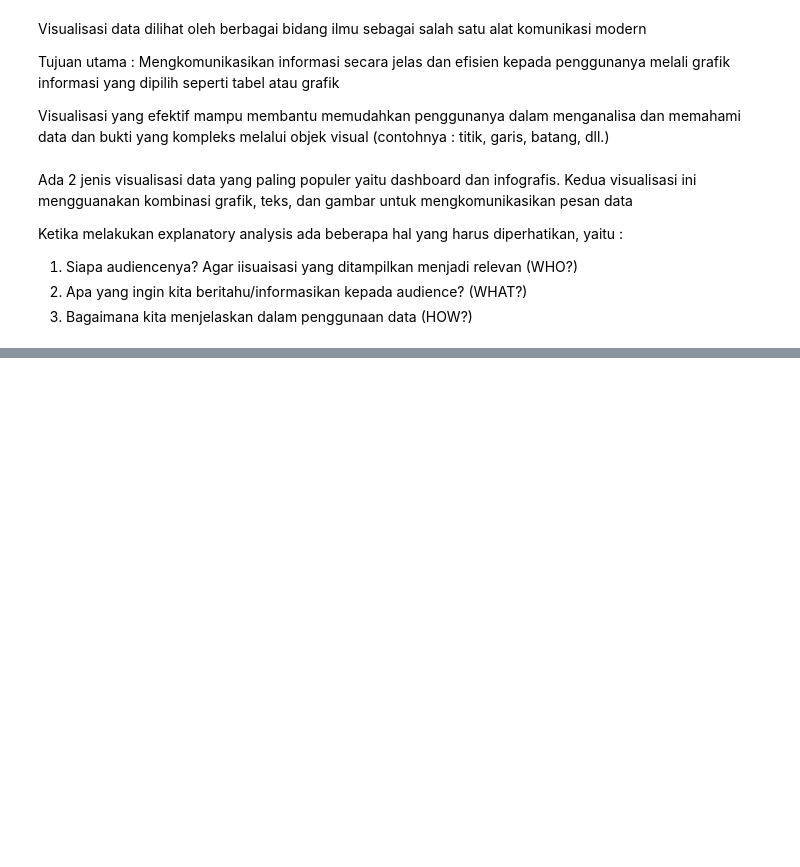
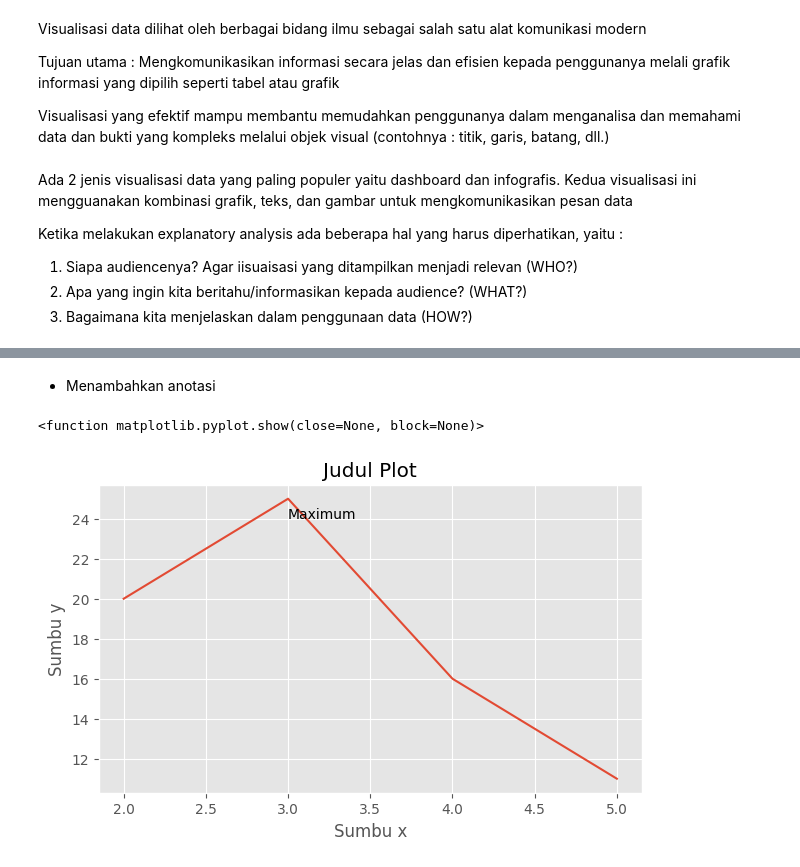
Before and after one commit to kireikharisma/H8_3, a Jupyter notebook: sesi7.ipynb, the cells around one changed output, grey strips where cells are left out. Drawn from its saved outputs; the diff is of its cells as text; code cells hidden in the pictures; blank space fills up the shorter version.

```diff
--- a/sesi7.ipynb
+++ b/sesi7.ipynb
@@ -632,0 +691,14 @@ Ketika melakukan explanatory analysis ada beberapa hal yang harus diperhatikan,
+# %% [markdown]
+- Menambahkan anotasi
+# %%
+# menambahkan anotasi ddengan function text()
+plt.figure(figsize=(7, 4)) # satuan berupa inch
+plt.plot([2, 3, 4, 5], [20, 25, 16, 11]) # data x dan y dapat berbentuk list, numpy array
+plt.title("Judul Plot")
+plt.xlabel("Sumbu x")
+plt.ylabel("Sumbu y")
+plt.text(3.0, 24, 'Maximum')
+plt.show
+# %% [output]
+<function matplotlib.pyplot.show(close=None, block=None)>
+[figure, added]
```
Also changed, not shown: parts of 119 cells of this notebook.
